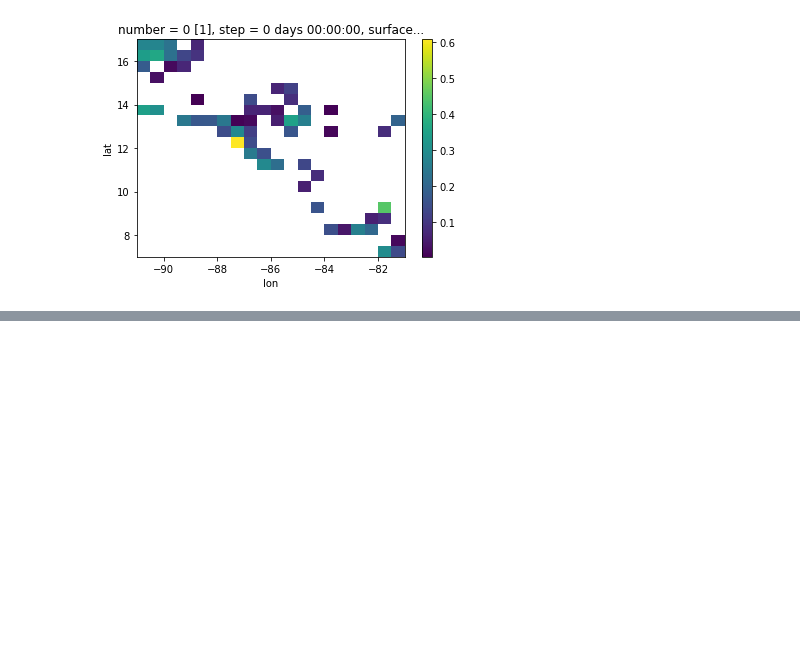
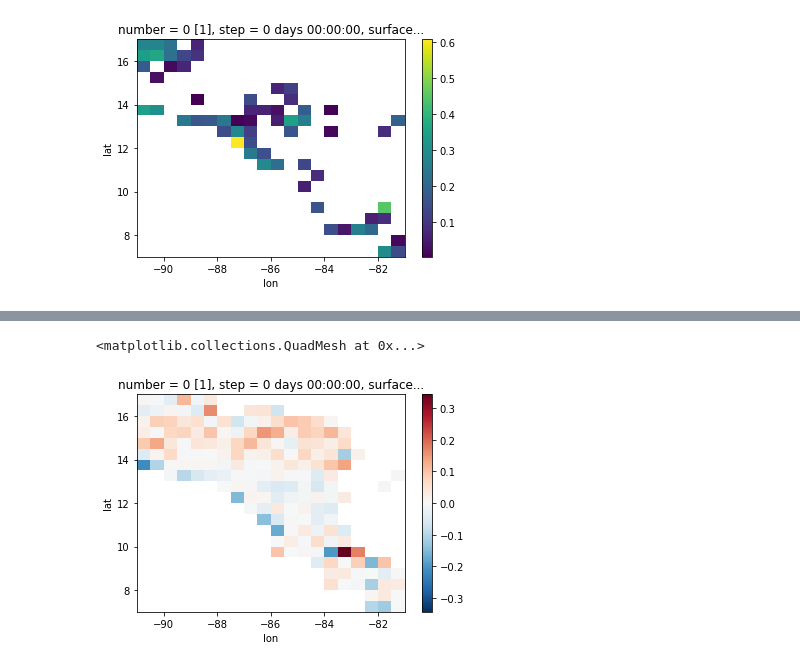
Before and after one commit to anthonylst6/thesis, a Jupyter notebook: sandbox/correlation-coarsen.ipynb, the cells around one changed output, grey strips where cells are left out. Cells and saved outputs as stored; diff of their text form; code cells hidden in the pictures; blank space fills up the shorter version.

```diff
--- a/sandbox/correlation-coarsen.ipynb
+++ b/sandbox/correlation-coarsen.ipynb
@@ -432,0 +493,4 @@ Wall time: 1.51 s
+# %%
+%time
+t12.plot()
+# %% [output]
@@ -432,0 +499,2 @@ Wall time: 1.51 s
+<matplotlib.collections.QuadMesh at 0x...>
+[figure, added]
```
Also changed, not shown: parts of 35 cells of this notebook, 6 other files.
